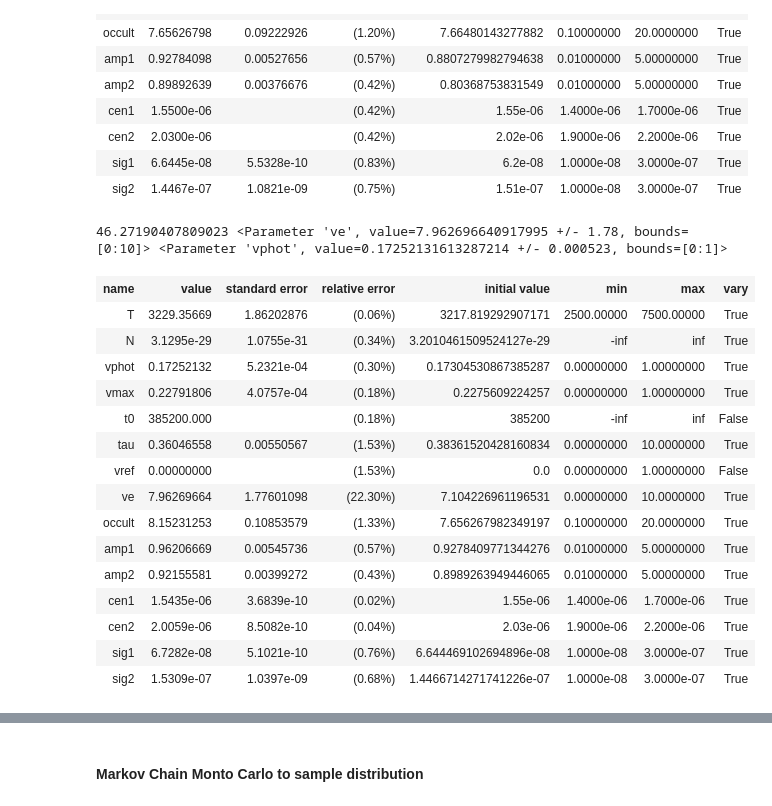
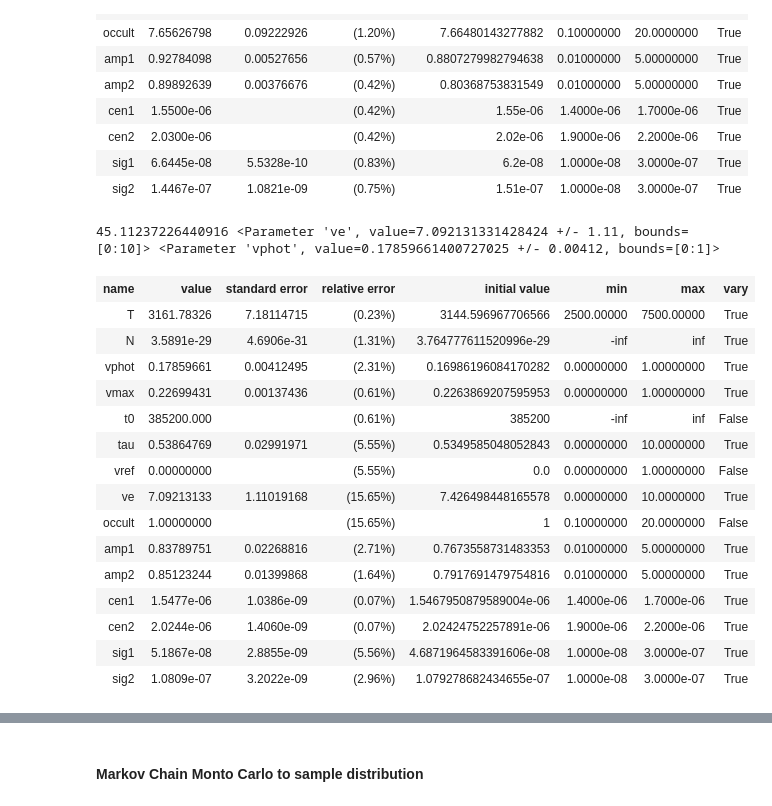
Before and after one commit to Sneppen/Kilonova-analysis, a Jupyter notebook: Py-Scripts (all)/emcee_fit_OB4.ipynb, the cells around one changed output, grey strips where cells are left out. Saved outputs shown, nothing was run; the diff lists cells and outputs as text; code cells hidden in the pictures.

```diff
--- a/Py-Scripts (all)/emcee_fit_OB4.ipynb
+++ b/Py-Scripts (all)/emcee_fit_OB4.ipynb
@@ -214,11 +262,14 @@ def lnprob(pars):
 #OB = 'OB4'
 #with open("./data/%s_n_init.json"%OB, 'r') as infile:
 #    p.load(infile)
-pickle_in = open("./Data/OB4/OB4_3_peaks_with_gaussian.pkl","rb") #OB1_3_peaks_100walkers
+pickle_in = open("./Data/OB4/OB4_lambda_3300_22500_woOccult.pkl","rb") #OB1_3_peaks_100walkers
 emcee_res = pickle.load(pickle_in)
 p = emcee_res.params
 print(lum_dist_arr(p['N'],p['vphot'],n_days=4.40), p['ve'], p['vphot'])
-
+#p.add_many(('amp3', 0.2, True, None, None, None, None),
+#                ('cen3', 1.2200e-6, True, 1e-6, 1.5e-6, None, None),
+#                ('sig3', 6.7e-8, True, None, None, None, None))
+p['occult'].vary=False; p['occult'].value=1
 
 start = time.time()
 mi2 = lmfit.minimize(residual, p, method='Nelder', args=(wl*1e-10, flux, error))
@@ -429,36 +484,43 @@ p
 | sig1 | 6.6445e-08 | 5.5328e-10 | (0.83%) | 6.2e-08 | 1.0000e-08 | 3.0000e-07 | True |
 | sig2 | 1.4467e-07 | 1.0821e-09 | (0.75%) | 1.51e-07 | 1.0000e-08 | 3.0000e-07 | True |
 # %%
-pickle_in = open("./Data/OB4/OB4_3_peaks_with_gaussian.pkl","rb") #OB1_3_peaks_100walkers
+pickle_in = open("./Data/OB4/OB4_lambda_3300_22500_woOccult_woPeak.pkl","rb") #OB1_3_peaks_100walkers
 emcee_res = pickle.load(pickle_in)
 p = emcee_res.params
 print(lum_dist_arr(p['N'],p['vphot'],n_days=4.4), p['ve'], p['vphot'])
 
 #p['sig1'].value = 0.55e-7; p['sig2'].value = 1.10e-7;
 #p['sig1'].vary=False; p['sig2'].vary=False;
 #p['amp1'].min = 0; p['amp2'].min = 0;
 #p['amp1'].vary=False; p['amp2'].vary=False;
 #p['sig1'].vary=False; p['sig2'].vary=False;
 #p['cen1'].vary=False; p['cen2'].vary=False;
 #p['amp1'].value = 0.0; p['amp2'].value = 0.0;
 #p['cen2'].value=2.03e-6; p['sig2'].value=7.2e-8;
 
+# add with tuples: (NAME VALUE VARY MIN  MAX  EXPR  BRUTE_STEP)
+#p.add_many(('amp3', 0.1, True, None, None, None, None),
+#                ('cen3', 1.2200e-6, True, 1e-6, 1.5e-6, None, None),
+#                ('sig3', 6.7e-8, True, None, None, None, None))
+
+p['occult'].vary=False; p['occult'].value=1
+
 p
 # %% [output]
-46.27190407809023 <Parameter 've', value=7.962696640917995 +/- 1.78, bounds=[0:10]> <Parameter 'vphot', value=0.17252131613287214 +/- 0.000523, bounds=[0:1]>
+45.11237226440916 <Parameter 've', value=7.092131331428424 +/- 1.11, bounds=[0:10]> <Parameter 'vphot', value=0.17859661400727025 +/- 0.00412, bounds=[0:1]>
 | name | value | standard error | relative error | initial value | min | max | vary |
-| T | 3229.35669 | 1.86202876 | (0.06%) | 3217.819292907171 | 2500.00000 | 7500.00000 | True |
-| N | 3.1295e-29 | 1.0755e-31 | (0.34%) | 3.2010461509524127e-29 | -inf | inf | True |
-| vphot | 0.17252132 | 5.2321e-04 | (0.30%) | 0.17304530867385287 | 0.00000000 | 1.00000000 | True |
-| vmax | 0.22791806 | 4.0757e-04 | (0.18%) | 0.2275609224257 | 0.00000000 | 1.00000000 | True |
-| t0 | 385200.000 |  | (0.18%) | 385200 | -inf | inf | False |
-| tau | 0.36046558 | 0.00550567 | (1.53%) | 0.38361520428160834 | 0.00000000 | 10.0000000 | True |
-| vref | 0.00000000 |  | (1.53%) | 0.0 | 0.00000000 | 1.00000000 | False |
-| ve | 7.96269664 | 1.77601098 | (22.30%) | 7.104226961196531 | 0.00000000 | 10.0000000 | True |
-| occult | 8.15231253 | 0.10853579 | (1.33%) | 7.656267982349197 | 0.10000000 | 20.0000000 | True |
-| amp1 | 0.96206669 | 0.00545736 | (0.57%) | 0.9278409771344276 | 0.01000000 | 5.00000000 | True |
-| amp2 | 0.92155581 | 0.00399272 | (0.43%) | 0.8989263949446065 | 0.01000000 | 5.00000000 | True |
-| cen1 | 1.5435e-06 | 3.6839e-10 | (0.02%) | 1.55e-06 | 1.4000e-06 | 1.7000e-06 | True |
-| cen2 | 2.0059e-06 | 8.5082e-10 | (0.04%) | 2.03e-06 | 1.9000e-06 | 2.2000e-06 | True |
-| sig1 | 6.7282e-08 | 5.1021e-10 | (0.76%) | 6.644469102694896e-08 | 1.0000e-08 | 3.0000e-07 | True |
-| sig2 | 1.5309e-07 | 1.0397e-09 | (0.68%) | 1.4466714271741226e-07 | 1.0000e-08 | 3.0000e-07 | True |
+| T | 3161.78326 | 7.18114715 | (0.23%) | 3144.596967706566 | 2500.00000 | 7500.00000 | True |
+| N | 3.5891e-29 | 4.6906e-31 | (1.31%) | 3.764777611520996e-29 | -inf | inf | True |
+| vphot | 0.17859661 | 0.00412495 | (2.31%) | 0.16986196084170282 | 0.00000000 | 1.00000000 | True |
+| vmax | 0.22699431 | 0.00137436 | (0.61%) | 0.2263869207595953 | 0.00000000 | 1.00000000 | True |
+| t0 | 385200.000 |  | (0.61%) | 385200 | -inf | inf | False |
+| tau | 0.53864769 | 0.02991971 | (5.55%) | 0.5349585048052843 | 0.00000000 | 10.0000000 | True |
+| vref | 0.00000000 |  | (5.55%) | 0.0 | 0.00000000 | 1.00000000 | False |
+| ve | 7.09213133 | 1.11019168 | (15.65%) | 7.426498448165578 | 0.00000000 | 10.0000000 | True |
+| occult | 1.00000000 |  | (15.65%) | 1 | 0.10000000 | 20.0000000 | False |
+| amp1 | 0.83789751 | 0.02268816 | (2.71%) | 0.7673558731483353 | 0.01000000 | 5.00000000 | True |
+| amp2 | 0.85123244 | 0.01399868 | (1.64%) | 0.7917691479754816 | 0.01000000 | 5.00000000 | True |
+| cen1 | 1.5477e-06 | 1.0386e-09 | (0.07%) | 1.5467950879589004e-06 | 1.4000e-06 | 1.7000e-06 | True |
+| cen2 | 2.0244e-06 | 1.4060e-09 | (0.07%) | 2.02424752257891e-06 | 1.9000e-06 | 2.2000e-06 | True |
+| sig1 | 5.1867e-08 | 2.8855e-09 | (5.56%) | 4.6871964583391606e-08 | 1.0000e-08 | 3.0000e-07 | True |
+| sig2 | 1.0809e-07 | 3.2022e-09 | (2.96%) | 1.079278682434655e-07 | 1.0000e-08 | 3.0000e-07 | True |
```
Also changed, not shown: parts of 17 cells of this notebook, 19 other files.
